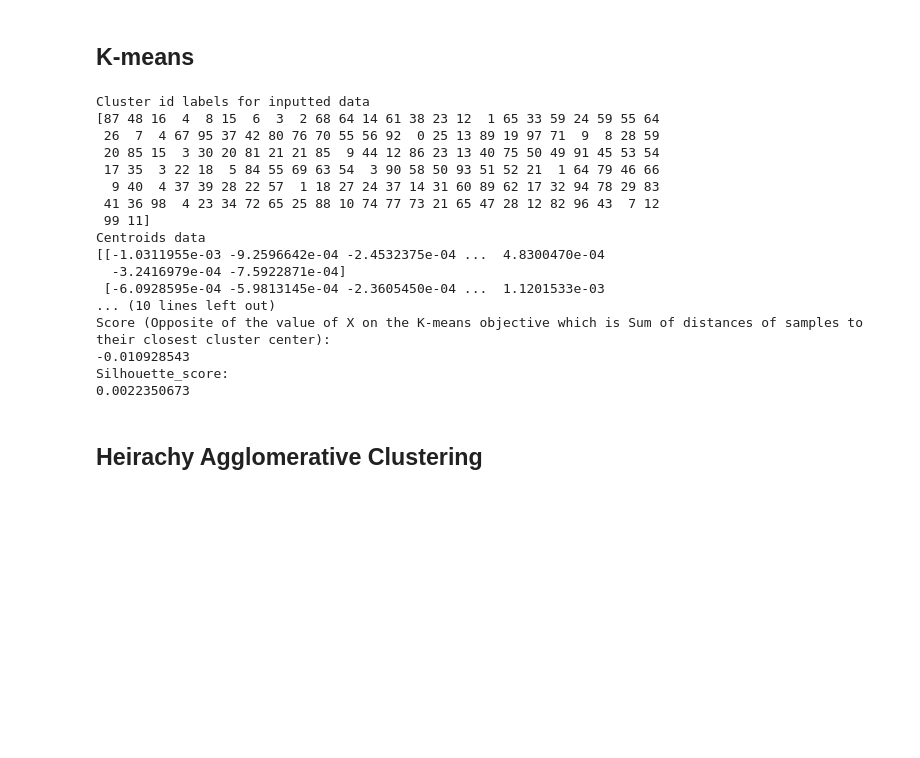
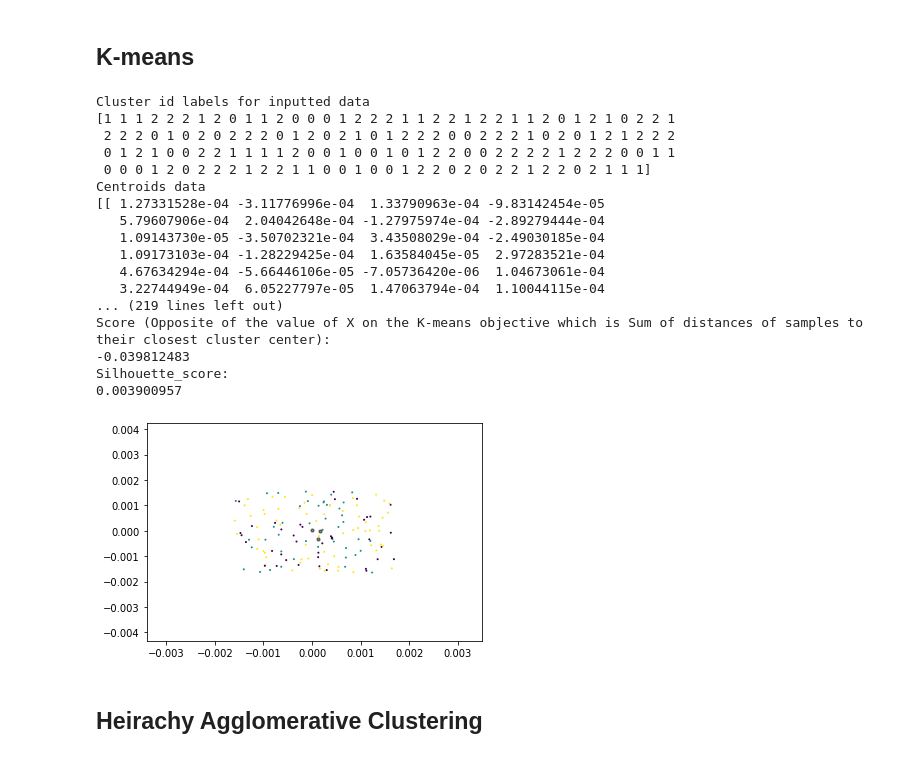
Before and after one commit to kasiditau/NLP, a Jupyter notebook: MSBD6000H_Assignment2.ipynb, the cells around one changed output. Drawn from its saved outputs; the diff is of its cells as text; code cells hidden in the pictures; blank space fills up the shorter version.

```diff
--- a/MSBD6000H_Assignment2.ipynb
+++ b/MSBD6000H_Assignment2.ipynb
@@ -82,7 +115,7 @@ w2v_model.most_similar(positive=["one","gift"], negative=["two"],topn=5)
 from nltk.cluster import KMeansClusterer
 import nltk
 input = w2v_model.wv[w2v_model.wv.vocab]
-NUM_CLUSTERS=100
+NUM_CLUSTERS=3
 kclusterer = KMeansClusterer(NUM_CLUSTERS, distance=nltk.cluster.util.cosine_distance, repeats=25)
 assigned_clusters = kclusterer.cluster(input, assign_clusters=True)
 # %%
@@ -108,22 +141,28 @@ print ("Silhouette_score: ")
 print (silhouette_score)
 # %% [output]
 Cluster id labels for inputted data
-[87 48 16  4  8 15  6  3  2 68 64 14 61 38 23 12  1 65 33 59 24 59 55 64
- 26  7  4 67 95 37 42 80 76 70 55 56 92  0 25 13 89 19 97 71  9  8 28 59
- 20 85 15  3 30 20 81 21 21 85  9 44 12 86 23 13 40 75 50 49 91 45 53 54
- 17 35  3 22 18  5 84 55 69 63 54  3 90 58 50 93 51 52 21  1 64 79 46 66
-  9 40  4 37 39 28 22 57  1 18 27 24 37 14 31 60 89 62 17 32 94 78 29 83
- 41 36 98  4 23 34 72 65 25 88 10 74 77 73 21 65 47 28 12 82 96 43  7 12
- 99 11]
+[1 1 1 2 2 2 1 2 0 1 1 2 0 0 0 1 2 2 2 1 1 2 2 1 2 2 1 1 2 0 1 2 1 0 2 2 1
+ 2 2 2 0 1 0 2 0 2 2 2 0 1 2 0 2 1 0 1 2 2 2 0 0 2 2 2 1 0 2 0 1 2 1 2 2 2
+ 0 1 2 1 0 0 2 2 1 1 1 1 2 0 0 1 0 0 1 0 1 2 2 0 0 2 2 2 2 1 2 2 2 0 0 1 1
+ 0 0 0 1 2 0 2 2 2 1 2 2 1 1 0 0 1 0 0 1 2 2 0 2 0 2 2 1 2 2 0 2 1 1 1]
 Centroids data
-[[-1.0311955e-03 -9.2596642e-04 -2.4532375e-04 ...  4.8300470e-04
-  -3.2416979e-04 -7.5922871e-04]
- [-6.0928595e-04 -5.9813145e-04 -2.3605450e-04 ...  1.1201533e-03
-... (10 lines left out)
+[[ 1.27331528e-04 -3.11776996e-04  1.33790963e-04 -9.83142454e-05
+   5.79607906e-04  2.04042648e-04 -1.27975974e-04 -2.89279444e-04
+   1.09143730e-05 -3.50702321e-04  3.43508029e-04 -2.49030185e-04
+   1.09173103e-04 -1.28229425e-04  1.63584045e-05  2.97283521e-04
+   4.67634294e-04 -5.66446106e-05 -7.05736420e-06  1.04673061e-04
+   3.22744949e-04  6.05227797e-05  1.47063794e-04  1.10044115e-04
+... (219 lines left out)
 Score (Opposite of the value of X on the K-means objective which is Sum of distances of samples to their closest cluster center):
--0.010928543
+-0.039812483
 Silhouette_score:
-0.0022350673
+0.003900957
+# %%
+y_kmeans = kmeans.predict(input)
+plt.scatter(input[:, 0], input[:, 1], c=y_kmeans, s=1, cmap='viridis')
+plt.scatter(centroids[:, 0], centroids[:, 1], c='black', s=10, alpha=0.5);
+# %% [output]
+[figure, added]
 # %% [markdown]
 ## Heirachy Agglomerative Clustering
 # %%
```
Also changed, not shown: parts of 3 cells of this notebook.
